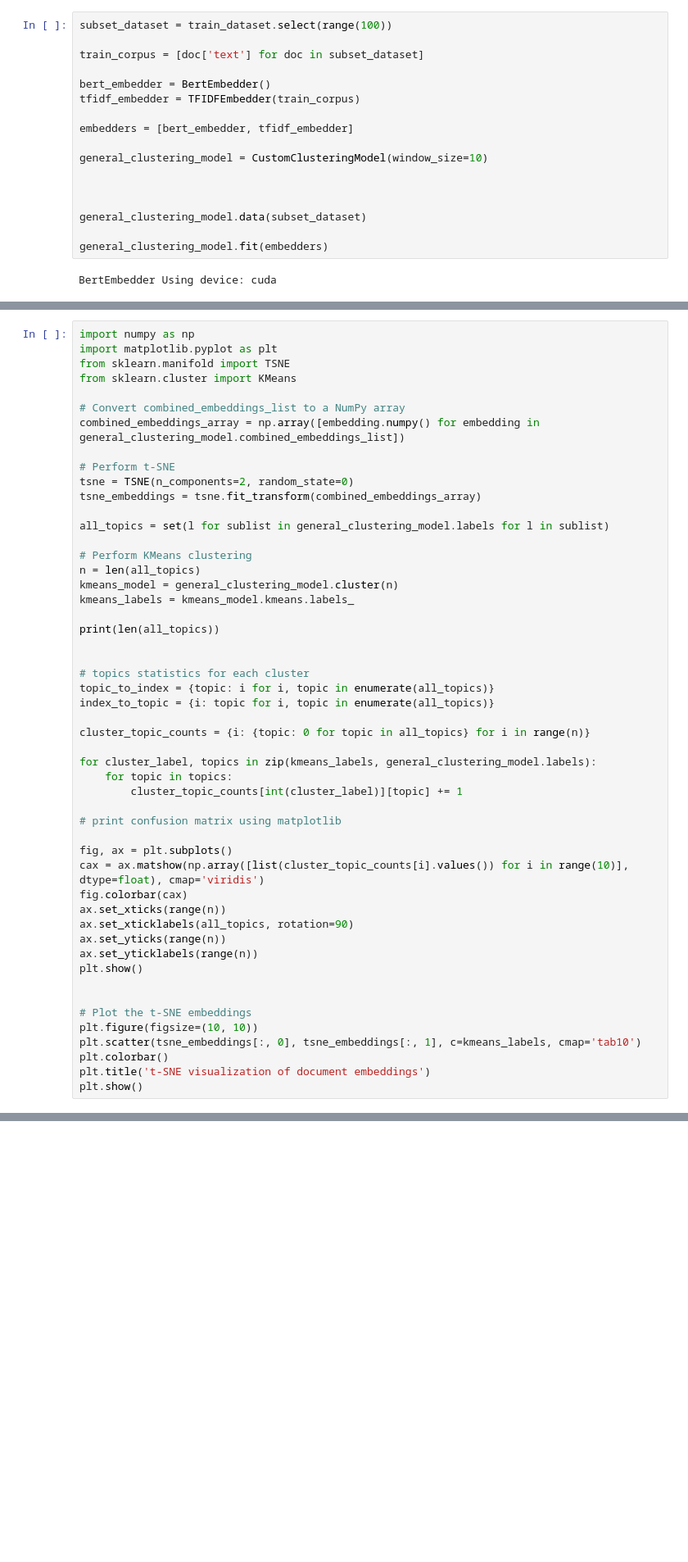
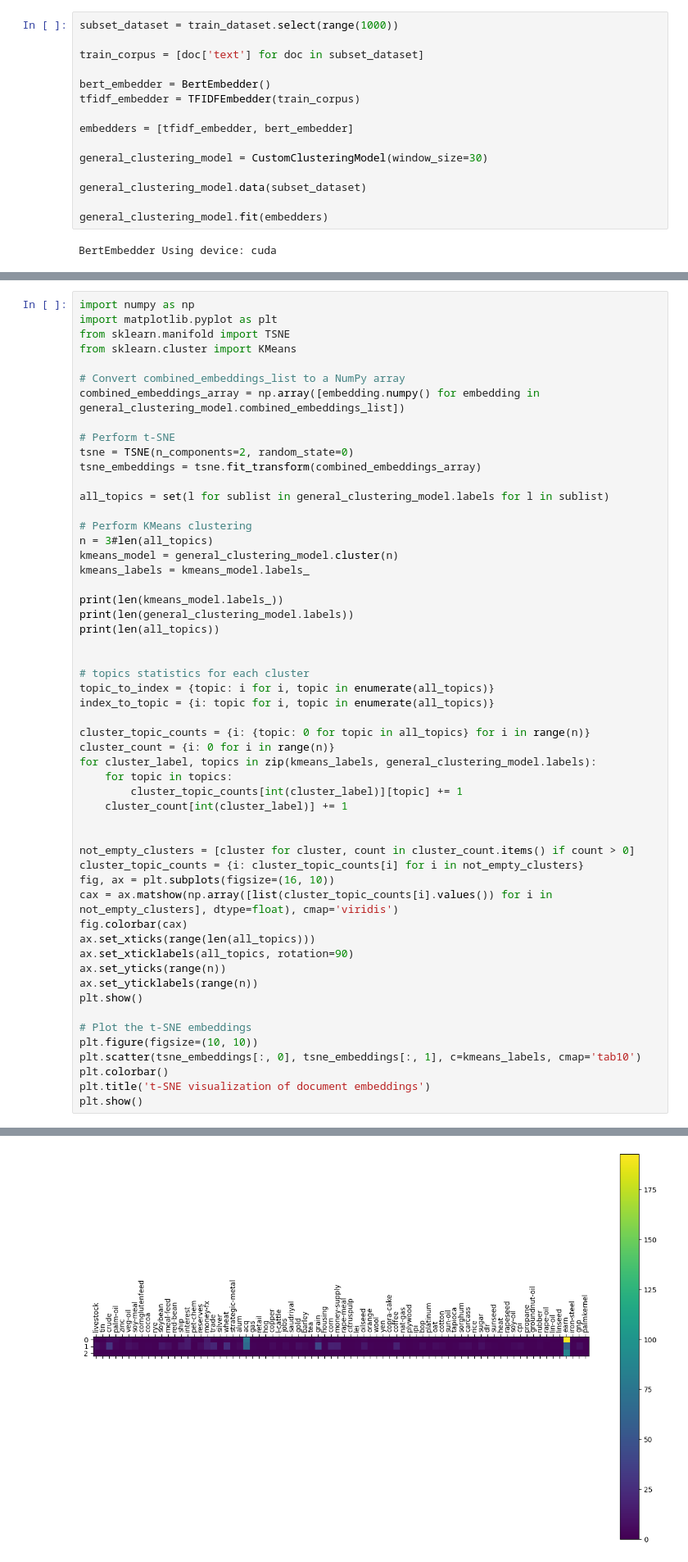
Before and after one commit to Noam-Sasson/Advanced-IR-Project, a Jupyter notebook: tries.ipynb, the cells around one changed output, grey strips where cells are left out. Shown at 82% size. Saved outputs shown, nothing was run; the diff lists cells and outputs as text; blank space fills up the shorter version.

Commit message:
working visualiztion

```diff
--- a/tries.ipynb
+++ b/tries.ipynb
@@ -370,18 +399,16 @@ print(type(train_dataset))
 # %% [output]
 <class 'datasets.arrow_dataset.Dataset'>
 # %%
-subset_dataset = train_dataset.select(range(100))
+subset_dataset = train_dataset.select(range(1000))
 
 train_corpus = [doc['text'] for doc in subset_dataset]
 
 bert_embedder = BertEmbedder()
 tfidf_embedder = TFIDFEmbedder(train_corpus)
 
-embedders = [bert_embedder, tfidf_embedder]
+embedders = [tfidf_embedder, bert_embedder]
 
-general_clustering_model = CustomClusteringModel(window_size=10)
-
-
+general_clustering_model = CustomClusteringModel(window_size=30)
 
 general_clustering_model.data(subset_dataset)
 
@@ -423,10 +433,12 @@ tsne_embeddings = tsne.fit_transform(combined_embeddings_array)
 all_topics = set(l for sublist in general_clustering_model.labels for l in sublist)
 
 # Perform KMeans clustering
-n = len(all_topics)
+n = 3#len(all_topics)
 kmeans_model = general_clustering_model.cluster(n)
-kmeans_labels = kmeans_model.kmeans.labels_
+kmeans_labels = kmeans_model.labels_
 
+print(len(kmeans_model.labels_))
+print(len(general_clustering_model.labels))
 print(len(all_topics))
 
 
@@ -435,22 +447,23 @@ topic_to_index = {topic: i for i, topic in enumerate(all_topics)}
 index_to_topic = {i: topic for i, topic in enumerate(all_topics)}
 
 cluster_topic_counts = {i: {topic: 0 for topic in all_topics} for i in range(n)}
-
+cluster_count = {i: 0 for i in range(n)}
 for cluster_label, topics in zip(kmeans_labels, general_clustering_model.labels):
     for topic in topics:
         cluster_topic_counts[int(cluster_label)][topic] += 1
+    cluster_count[int(cluster_label)] += 1
 
-# print confusion matrix using matplotlib
 
-fig, ax = plt.subplots()
-cax = ax.matshow(np.array([list(cluster_topic_counts[i].values()) for i in range(10)], dtype=float), cmap='viridis')
+not_empty_clusters = [cluster for cluster, count in cluster_count.items() if count > 0]
+cluster_topic_counts = {i: cluster_topic_counts[i] for i in not_empty_clusters}
+fig, ax = plt.subplots(figsize=(16, 10))
+cax = ax.matshow(np.array([list(cluster_topic_counts[i].values()) for i in not_empty_clusters], dtype=float), cmap='viridis')
 fig.colorbar(cax)
-ax.set_xticks(range(n))
+ax.set_xticks(range(len(all_topics)))
 ax.set_xticklabels(all_topics, rotation=90)
 ax.set_yticks(range(n))
 ax.set_yticklabels(range(n))
 plt.show()
-
 
 # Plot the t-SNE embeddings
 plt.figure(figsize=(10, 10))
@@ -462,0 +479 @@ AttributeError: 'NoneType' object has no attribute 'kmeans'
+[figure, added]
```
Also changed, not shown: parts of 6 cells of this notebook.
